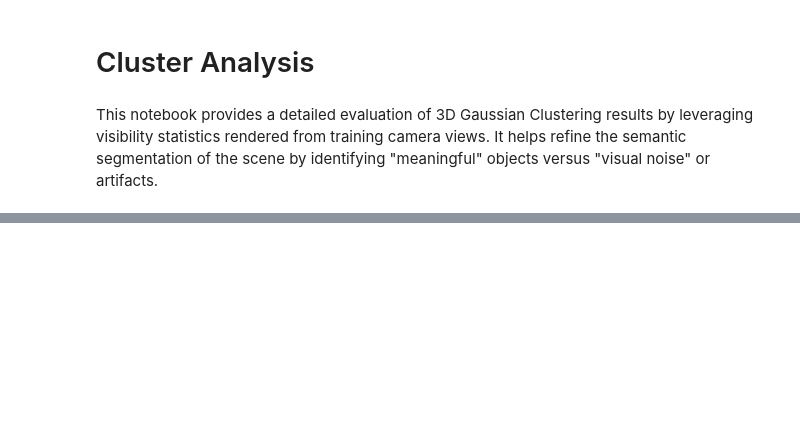
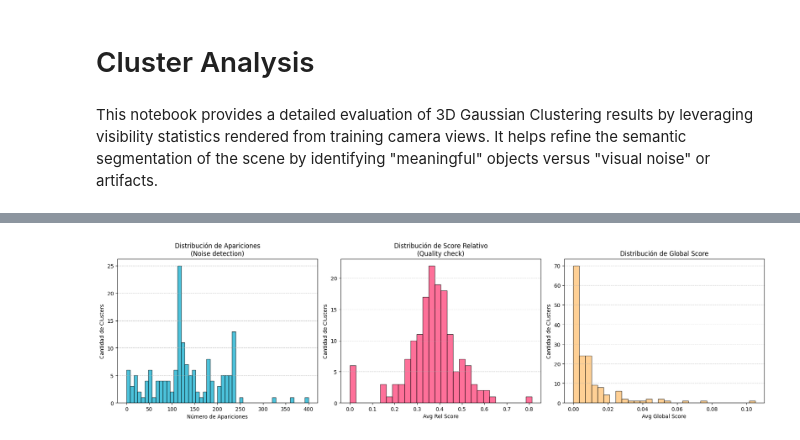
Before and after one commit to jrgserrano/semantic-gaussians, a Jupyter notebook: opensplat3d/jupyter/cluster.ipynb, the cells around one changed output, grey strips where cells are left out. Drawn from its saved outputs; the diff is of its cells as text; code cells hidden in the pictures; blank space fills up the shorter version.

```diff
--- a/opensplat3d/jupyter/cluster.ipynb
+++ b/opensplat3d/jupyter/cluster.ipynb
@@ -95,2 +171,19 @@ def plot_clusters(render_params, pred_threshold=0.2):
 # %%
-appearances_list, avg_scores_list, cluster_ids = plot_clusters(render_params,0.2)
+if stats_path.exists():
+    print(f"Cargando estadísticas desde {stats_path}")
+    df_stats = pd.read_csv(stats_path)
+    appearances_list = df_stats['appearances'].tolist()
+    avg_rel_scores_list = df_stats['avg_rel_score'].tolist()
+    avg_global_scores_list = df_stats['avg_global_score'].tolist()
+    cluster_ids = df_stats['cluster_id'].astype(str).tolist()
+else:
+    appearances_list, avg_rel_scores_list, avg_global_scores_list, cluster_ids = plot_clusters(render_params, 0.2)
+
+    df_stats = pd.DataFrame({
+        'cluster_id': cluster_ids,
+        'appearances': appearances_list,
+        'avg_rel_score': avg_rel_scores_list,
+        'avg_global_score': avg_global_scores_list
+    })
+    df_stats.to_csv(stats_path, index=False)
+    print(f"Estadísticas calculadas y guardadas en {stats_path}")
@@ -113,0 +355,34 @@ NameError: name 'plt' is not defined
+# %%
+def plot_distributions(df):
+    plt.figure(figsize=(18, 5))
+
+    # Histograma de Apariciones
+    plt.subplot(1, 3, 1)
+    plt.hist(df['appearances'], bins=50, color='#00a8cc', edgecolor='black', alpha=0.7)
+    plt.title('Distribución de Apariciones\n(Noise detection)')
+    plt.xlabel('Número de Apariciones')
+    plt.ylabel('Cantidad de Clusters')
+    plt.grid(axis='y', linestyle='--', alpha=0.7)
+
+    # Histograma de Score Relativo
+    plt.subplot(1, 3, 2)
+    plt.hist(df['avg_rel_score'], bins=30, color='#fe346e', edgecolor='black', alpha=0.7)
+    plt.title('Distribución de Score Relativo\n(Quality check)')
+    plt.xlabel('Avg Rel Score')
+    plt.ylabel('Cantidad de Clusters')
+    plt.grid(axis='y', linestyle='--', alpha=0.7)
+
+    plt.subplot(1, 3, 3)
+    plt.hist(df['avg_global_score'], bins=30, color='#ffbd69', edgecolor='black', alpha=0.7)
+    #plt.xscale('log')
+    plt.title('Distribución de Global Score')
+    plt.xlabel('Avg Global Score')
+    plt.ylabel('Cantidad de Clusters')
+    plt.grid(axis='y', linestyle='--', alpha=0.5)
+
+    plt.tight_layout()
+    plt.show()
+# Visualizar
+plot_distributions(df_stats)
+# %% [output]
+[figure, added]
```
Also changed, not shown: parts of 14 cells of this notebook, 51 other files.
